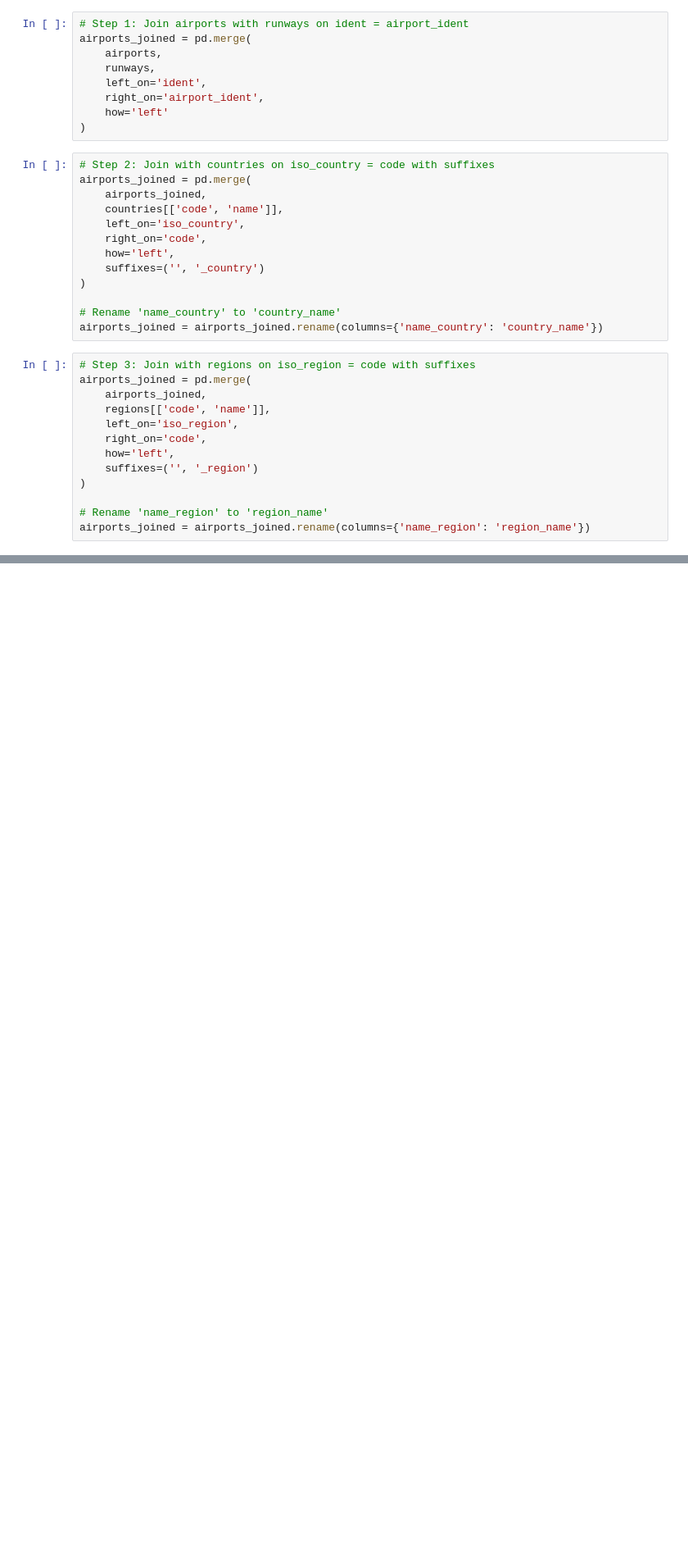
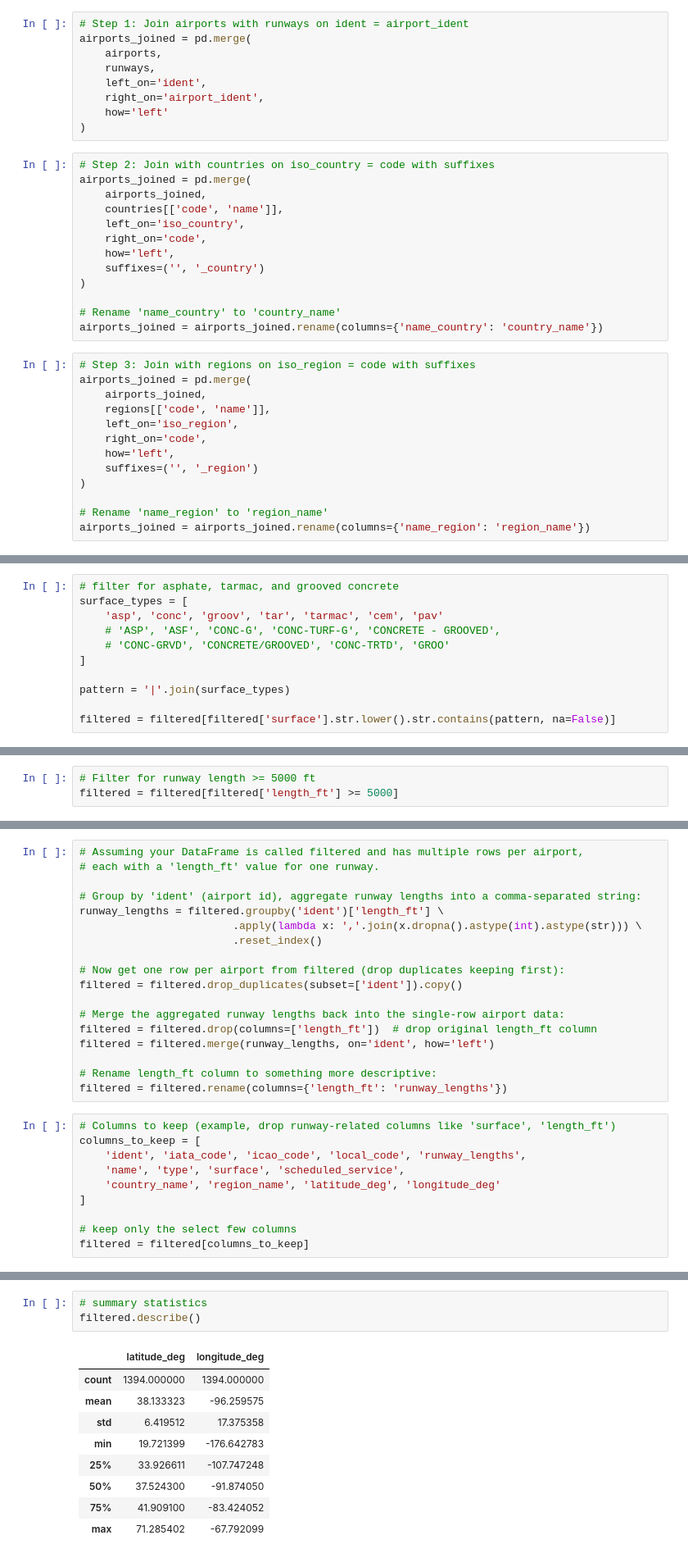
Before and after one commit to MattVu123/us_wildfire, a Jupyter notebook: processing/airport_data_processing.ipynb, the cells around one changed output, grey strips where cells are left out. Shown at 82% size. Saved outputs shown, nothing was run; the diff lists cells and outputs as text; blank space fills up the shorter version.

```diff
--- a/processing/airport_data_processing.ipynb
+++ b/processing/airport_data_processing.ipynb
@@ -191,0 +327,11 @@ print(airports_joined.head())
+# %%
+# filter for asphate, tarmac, and grooved concrete
+surface_types = [
+    'asp', 'conc', 'groov', 'tar', 'tarmac', 'cem', 'pav'
+    # 'ASP', 'ASF', 'CONC-G', 'CONC-TURF-G', 'CONCRETE - GROOVED',
+    # 'CONC-GRVD', 'CONCRETE/GROOVED', 'CONC-TRTD', 'GROO'
+]
+
+pattern = '|'.join(surface_types)
+
+filtered = filtered[filtered['surface'].str.lower().str.contains(pattern, na=False)]
@@ -191,0 +362,3 @@ print(airports_joined.head())
+# %%
+# Filter for runway length >= 5000 ft
+filtered = filtered[filtered['length_ft'] >= 5000]
@@ -191,0 +412,28 @@ print(airports_joined.head())
+# %%
+# Assuming your DataFrame is called filtered and has multiple rows per airport,
+# each with a 'length_ft' value for one runway.
+
+# Group by 'ident' (airport id), aggregate runway lengths into a comma-separated string:
+runway_lengths = filtered.groupby('ident')['length_ft'] \
+                        .apply(lambda x: ','.join(x.dropna().astype(int).astype(str))) \
+                        .reset_index()
+
+# Now get one row per airport from filtered (drop duplicates keeping first):
+filtered = filtered.drop_duplicates(subset=['ident']).copy()
+
+# Merge the aggregated runway lengths back into the single-row airport data:
+filtered = filtered.drop(columns=['length_ft'])  # drop original length_ft column
+filtered = filtered.merge(runway_lengths, on='ident', how='left')
+
+# Rename length_ft column to something more descriptive:
+filtered = filtered.rename(columns={'length_ft': 'runway_lengths'})
+# %%
+# Columns to keep (example, drop runway-related columns like 'surface', 'length_ft')
+columns_to_keep = [
+    'ident', 'iata_code', 'icao_code', 'local_code', 'runway_lengths',
+    'name', 'type', 'surface', 'scheduled_service',
+    'country_name', 'region_name', 'latitude_deg', 'longitude_deg'
+]
+
+# keep only the select few columns
+filtered = filtered[columns_to_keep]
@@ -191,0 +488,13 @@ print(airports_joined.head())
+# %%
+# summary statistics
+filtered.describe()
+# %% [output]
+|  | latitude_deg | longitude_deg |
+| count | 1394.000000 | 1394.000000 |
+| mean | 38.133323 | -96.259575 |
+| std | 6.419512 | 17.375358 |
+| min | 19.721399 | -176.642783 |
+| 25% | 33.926611 | -107.747248 |
+| 50% | 37.524300 | -91.874050 |
+| 75% | 41.909100 | -83.424052 |
+| max | 71.285402 | -67.792099 |
```
Also changed, not shown: parts of 20 cells of this notebook, 1 other file.
